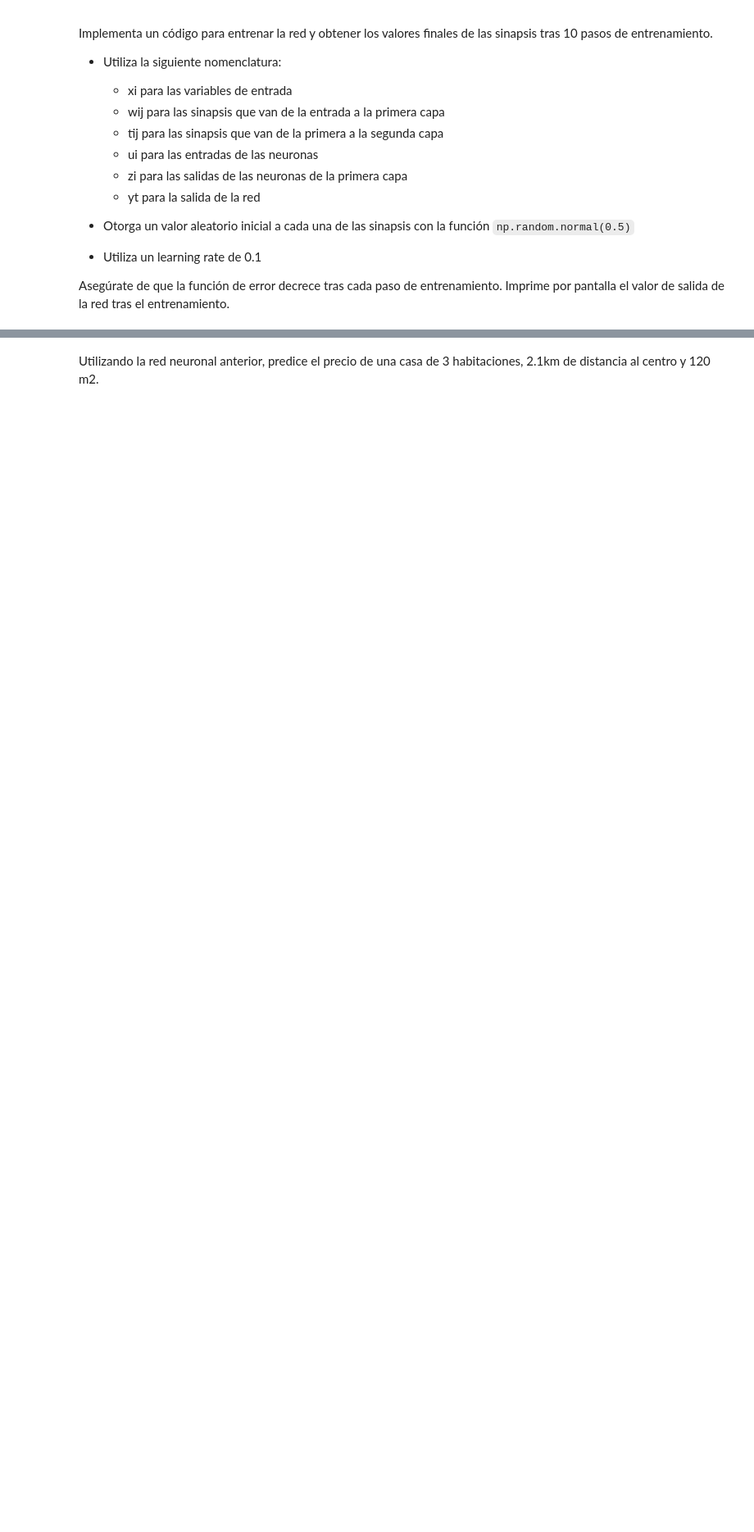
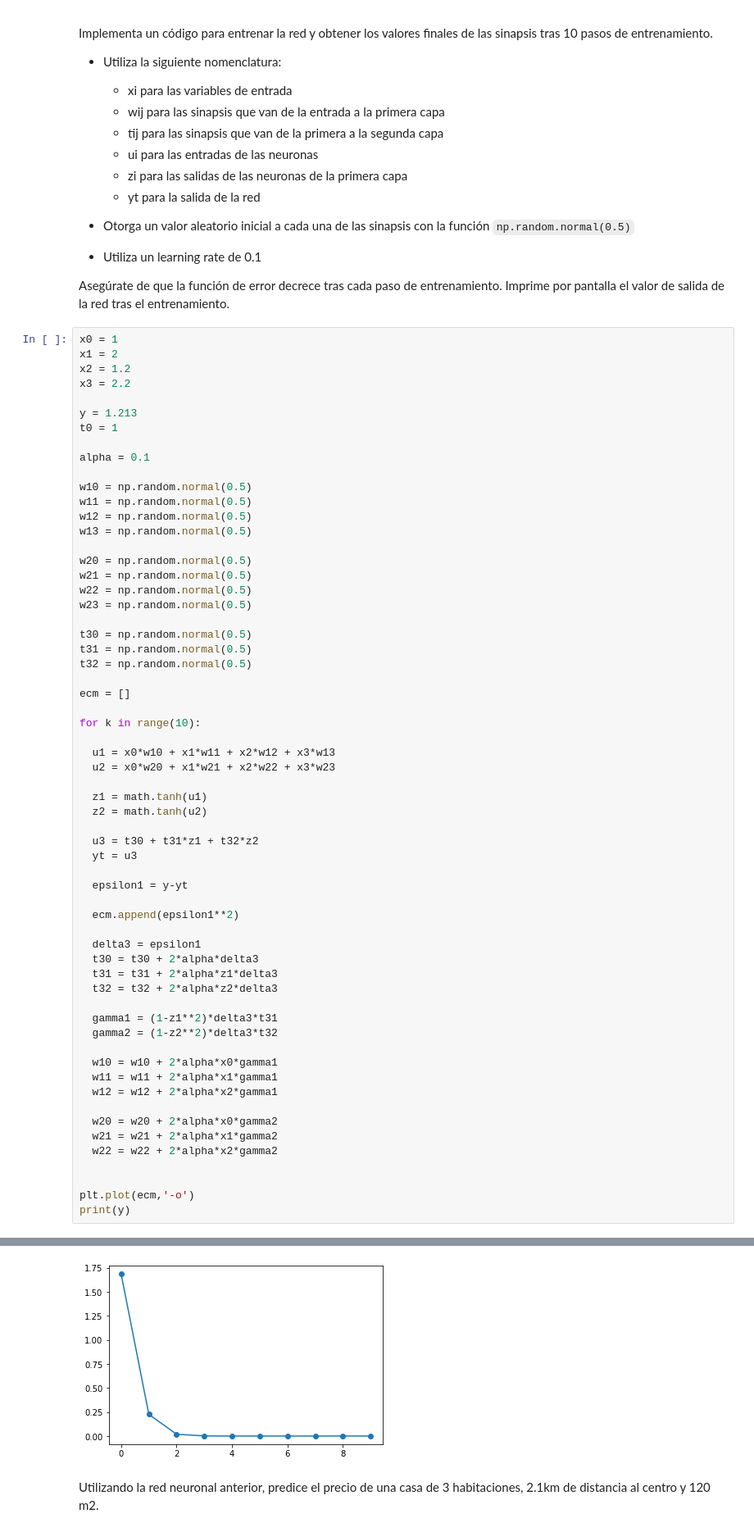
Before and after one commit to rafazamb/DS_PT_ENE21, a Jupyter notebook: 2-Machine_Learning/2.3_Redes_Neuronales/1 - Redes Neuronales.ipynb, the cells around one changed output, grey strips where cells are left out. Shown at 82% size. Cells and saved outputs as stored; diff of their text form; blank space fills up the shorter version.

```diff
--- a/2-Machine_Learning/2.3_Redes_Neuronales/1 - Redes Neuronales.ipynb
+++ b/2-Machine_Learning/2.3_Redes_Neuronales/1 - Redes Neuronales.ipynb
@@ -95,3 +95,65 @@ Implementa un código para entrenar la red y obtener los valores finales de las
 * Utiliza un learning rate de 0.1
 
 Asegúrate de que la función de error decrece tras cada paso de entrenamiento. Imprime por pantalla el valor de salida de la red tras el entrenamiento.
+# %%
+x0 = 1
+x1 = 2
+x2 = 1.2
+x3 = 2.2
+
+y = 1.213
+t0 = 1
+
+alpha = 0.1
+
+w10 = np.random.normal(0.5)
+w11 = np.random.normal(0.5)
+w12 = np.random.normal(0.5)
+w13 = np.random.normal(0.5)
+
+w20 = np.random.normal(0.5)
+w21 = np.random.normal(0.5)
+w22 = np.random.normal(0.5)
+w23 = np.random.normal(0.5)
+
+t30 = np.random.normal(0.5)
+t31 = np.random.normal(0.5)
+t32 = np.random.normal(0.5)
+
+ecm = []
+
+for k in range(10):
+
+  u1 = x0*w10 + x1*w11 + x2*w12 + x3*w13
+  u2 = x0*w20 + x1*w21 + x2*w22 + x3*w23
+
+  z1 = math.tanh(u1)
+  z2 = math.tanh(u2)
+
+  u3 = t30 + t31*z1 + t32*z2
+  yt = u3
+
+  epsilon1 = y-yt
+
+  ecm.append(epsilon1**2)
+
+  delta3 = epsilon1
+  t30 = t30 + 2*alpha*delta3
+  t31 = t31 + 2*alpha*z1*delta3
+  t32 = t32 + 2*alpha*z2*delta3
+
+  gamma1 = (1-z1**2)*delta3*t31
+  gamma2 = (1-z2**2)*delta3*t32
+
+  w10 = w10 + 2*alpha*x0*gamma1
+  w11 = w11 + 2*alpha*x1*gamma1
+  w12 = w12 + 2*alpha*x2*gamma1
+
+  w20 = w20 + 2*alpha*x0*gamma2
+  w21 = w21 + 2*alpha*x1*gamma2
+  w22 = w22 + 2*alpha*x2*gamma2
+
+
+plt.plot(ecm,'-o')
+print(y)
+# %% [output]
@@ -98,2 +161,3 @@ Asegúrate de que la función de error decrece tras cada paso de entrenamiento.
+[figure, added]
 # %% [markdown]
 Utilizando la red neuronal anterior, predice el precio de una casa de 3 habitaciones, 2.1km de distancia al centro y 120 m2.
```
Also changed, not shown: parts of 12 cells of this notebook, 1 other file.
